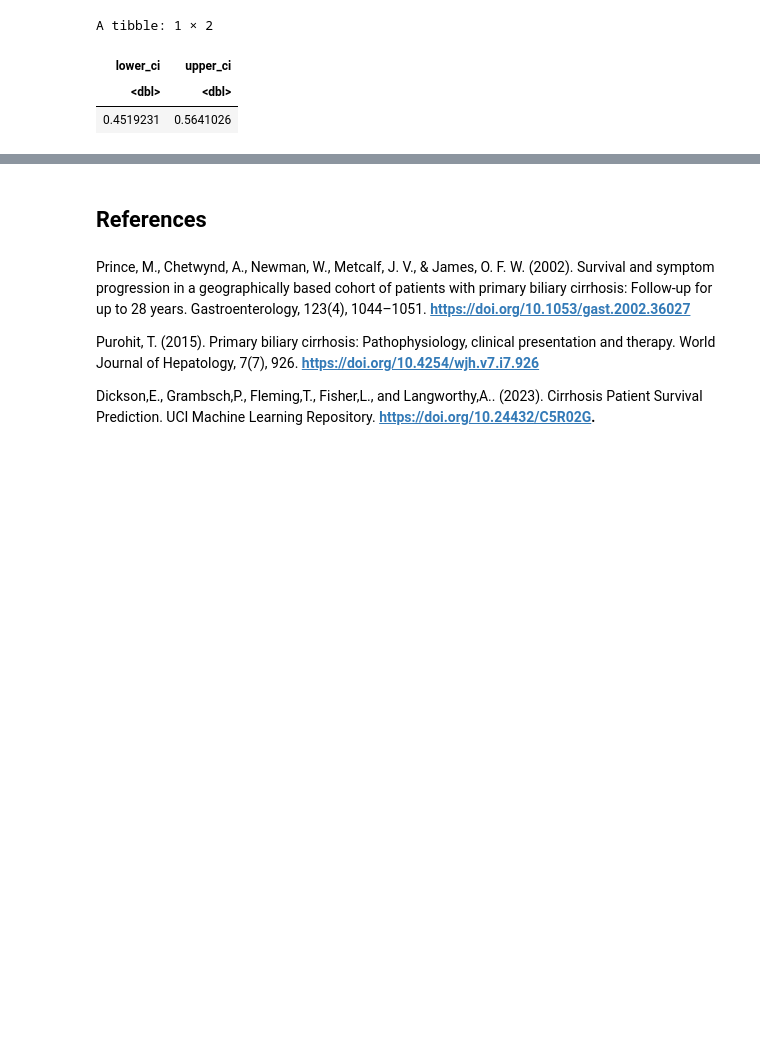
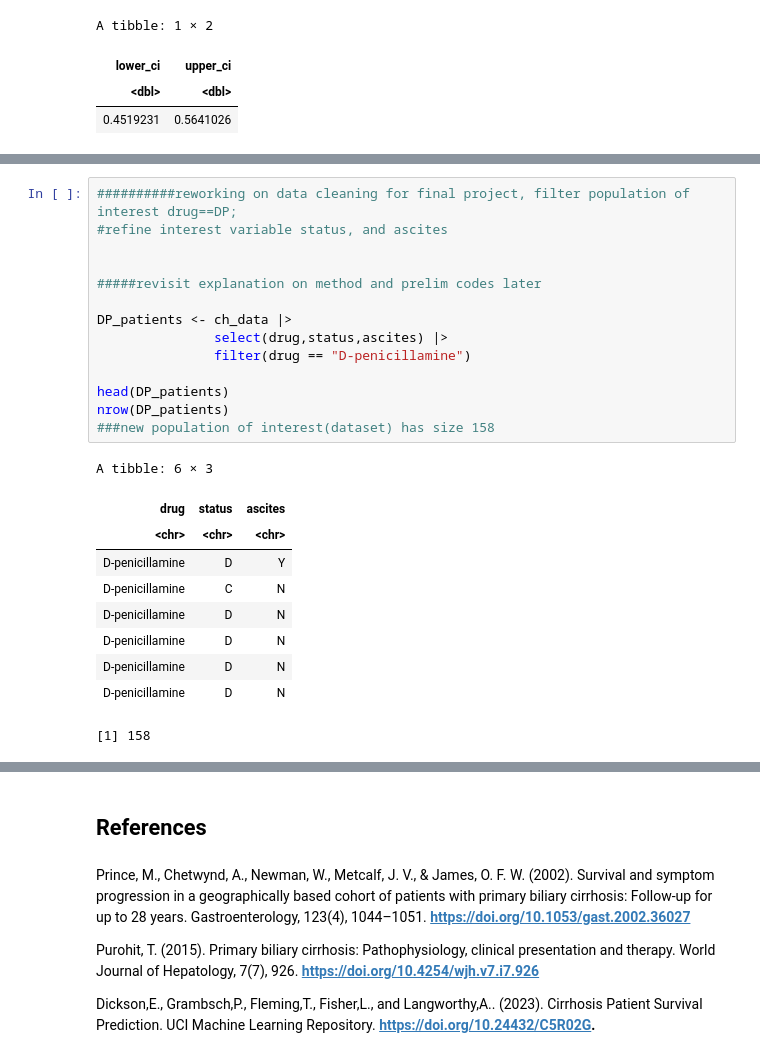
Before and after one commit to Rithika-Nair/STAT-201-Final_Project, a Jupyter notebook: Project-Proposal-43.ipynb, the cells around one changed output, grey strips where cells are left out. Cells and saved outputs as stored; diff of their text form; blank space fills up the shorter version.

```diff
--- a/Project-Proposal-43.ipynb
+++ b/Project-Proposal-43.ipynb
@@ -220,0 +223,25 @@ ch_prop_d_plot
+# %%
+##########reworking on data cleaning for final project, filter population of interest drug==DP;
+#refine interest variable status, and ascites
+
+
+#####revisit explanation on method and prelim codes later
+
+DP_patients <- ch_data |>
+               select(drug,status,ascites) |>
+               filter(drug == "D-penicillamine")
+
+head(DP_patients)
+nrow(DP_patients)
+###new population of interest(dataset) has size 158
+# %% [output]
+A tibble: 6 × 3
+| drug | status | ascites |
+| <chr> | <chr> | <chr> |
+| D-penicillamine | D | Y |
+| D-penicillamine | C | N |
+| D-penicillamine | D | N |
+| D-penicillamine | D | N |
+| D-penicillamine | D | N |
+| D-penicillamine | D | N |
+[1] 158
```
Also changed, not shown: parts of 10 cells of this notebook.
